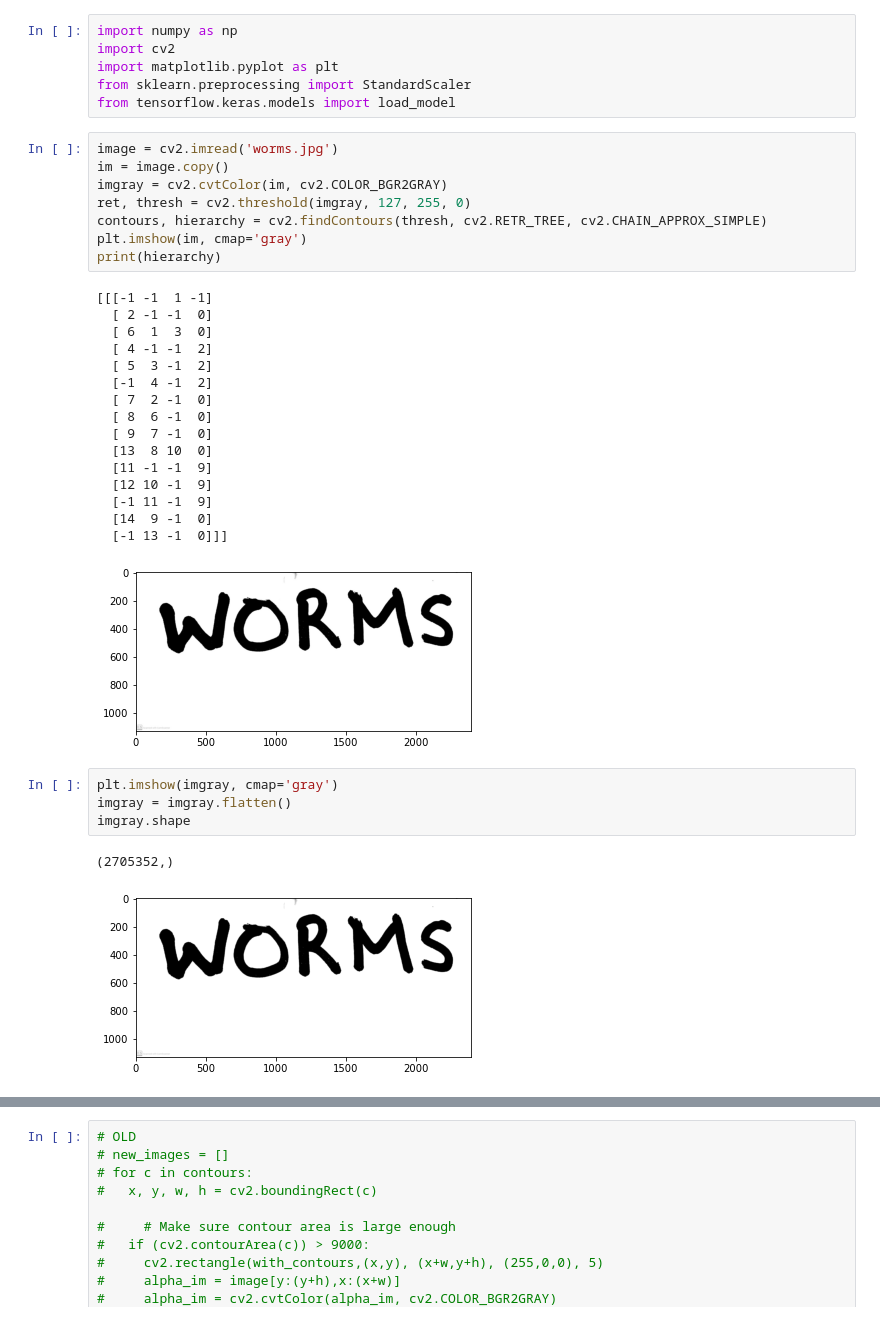
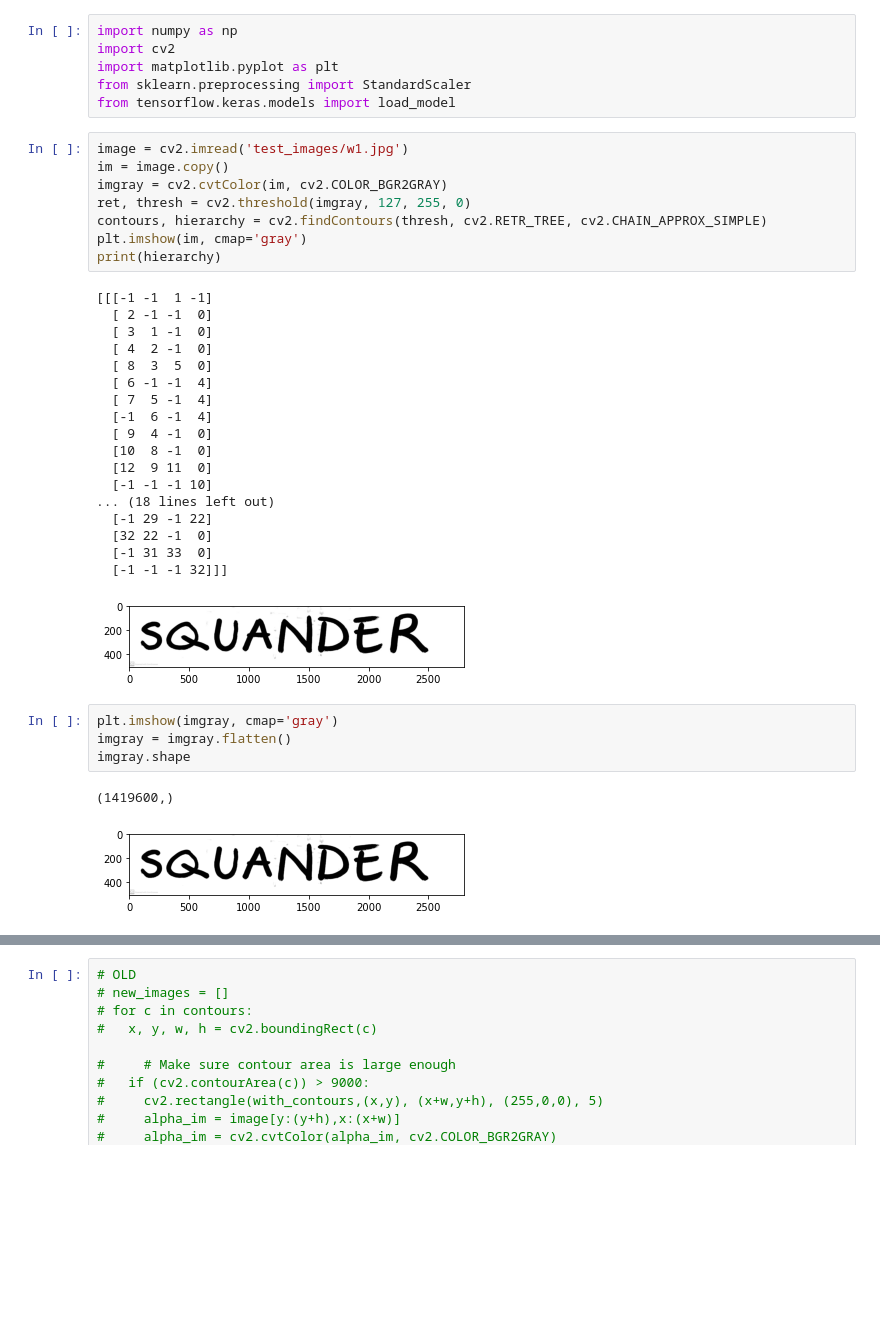
Before and after one commit to 1SasB/Optical-Character-Recognition-Spell-Checker, a Jupyter notebook: ML/alpha_extracter.ipynb, the cells around one changed output, grey strips where cells are left out. Saved outputs shown, nothing was run; the diff lists cells and outputs as text; blank space fills up the shorter version.

```diff
--- a/ML/alpha_extracter.ipynb
+++ b/ML/alpha_extracter.ipynb
@@ -5,37 +5,39 @@ import matplotlib.pyplot as plt
 from sklearn.preprocessing import StandardScaler
 from tensorflow.keras.models import load_model
 # %%
-image = cv2.imread('worms.jpg')
+image = cv2.imread('test_images/w1.jpg')
 im = image.copy()
 imgray = cv2.cvtColor(im, cv2.COLOR_BGR2GRAY)
 ret, thresh = cv2.threshold(imgray, 127, 255, 0)
 contours, hierarchy = cv2.findContours(thresh, cv2.RETR_TREE, cv2.CHAIN_APPROX_SIMPLE)
 plt.imshow(im, cmap='gray')
 print(hierarchy)
 # %% [output]
 [[[-1 -1  1 -1]
   [ 2 -1 -1  0]
-  [ 6  1  3  0]
-  [ 4 -1 -1  2]
-  [ 5  3 -1  2]
-  [-1  4 -1  2]
-  [ 7  2 -1  0]
-  [ 8  6 -1  0]
-  [ 9  7 -1  0]
-  [13  8 10  0]
-  [11 -1 -1  9]
-  [12 10 -1  9]
-  [-1 11 -1  9]
-  [14  9 -1  0]
-  [-1 13 -1  0]]]
+  [ 3  1 -1  0]
+  [ 4  2 -1  0]
+  [ 8  3  5  0]
+  [ 6 -1 -1  4]
+  [ 7  5 -1  4]
+  [-1  6 -1  4]
+  [ 9  4 -1  0]
+  [10  8 -1  0]
+  [12  9 11  0]
+  [-1 -1 -1 10]
+... (18 lines left out)
+  [-1 29 -1 22]
+  [32 22 -1  0]
+  [-1 31 33  0]
+  [-1 -1 -1 32]]]
-[figure, old version]
+[figure, new version]
 # %%
 plt.imshow(imgray, cmap='gray')
 imgray = imgray.flatten()
 imgray.shape
 # %% [output]
-(2705352,)
+(1419600,)
-[figure, old version]
+[figure, new version]
 # %%
 with_contours = cv2.drawContours(im, contours, -1, (0,255,0), 3)
 plt.imshow(im, cmap='gray')
```
Also changed, not shown: parts of 10 cells of this notebook, 11 other files.
